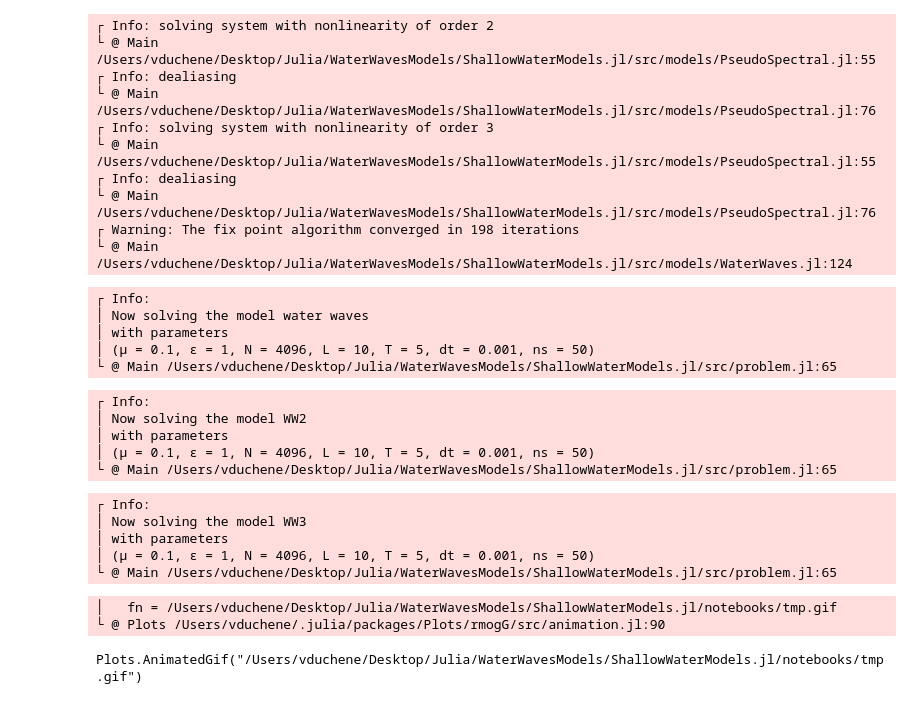
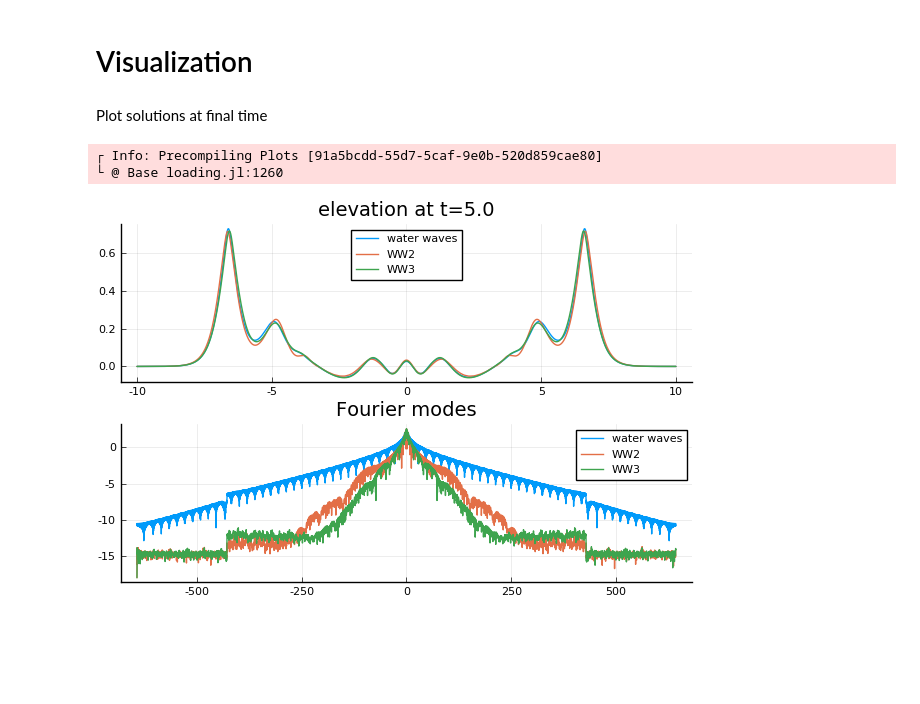
Before and after one commit to WaterWavesModels/WaterWaves1D.jl, a Jupyter notebook: notebooks/WWvsXX.ipynb, the cells around one changed output. Cells and saved outputs as stored; diff of their text form; code cells hidden in the pictures; blank space fills up the shorter version.

```diff
--- a/notebooks/WWvsXX.ipynb
+++ b/notebooks/WWvsXX.ipynb
@@ -1,2 +85,11 @@
+# %% [markdown]
+# Visualization
+# %% [markdown]
+Plot solutions at final time
 # %%
-include("../src/dependencies.jl");
+include("../src/Figures.jl");pyplot()
+plot_solution(problems)
+# %% [output]
+┌ Info: Precompiling Plots [91a5bcdd-55d7-5caf-9e0b-520d859cae80]
+└ @ Base loading.jl:1260
+[figure, added]
@@ -18,42 +95,0 @@ init = Init(g,z);
-# %%
-#---- models to compare
-models=[]
-push!(models,WaterWaves(param))
-push!(models,PseudoSpectral(param;order=2,dealias=1,lowpass=1/100))
-push!(models,PseudoSpectral(param;order=3,dealias=1,lowpass=1/100))
-problems = []
-for model in models
-	push!(problems, Problem(model, init, param) )
-end
-# %% [output]
-┌ Info: solving system with nonlinearity of order 2
-└ @ Main /Users/vduchene/Desktop/Julia/WaterWavesModels/ShallowWaterModels.jl/src/models/PseudoSpectral.jl:55
-┌ Info: dealiasing
-└ @ Main /Users/vduchene/Desktop/Julia/WaterWavesModels/ShallowWaterModels.jl/src/models/PseudoSpectral.jl:76
-┌ Info: solving system with nonlinearity of order 3
-└ @ Main /Users/vduchene/Desktop/Julia/WaterWavesModels/ShallowWaterModels.jl/src/models/PseudoSpectral.jl:55
-┌ Info: dealiasing
-└ @ Main /Users/vduchene/Desktop/Julia/WaterWavesModels/ShallowWaterModels.jl/src/models/PseudoSpectral.jl:76
-┌ Warning: The fix point algorithm converged in 198 iterations
-└ @ Main /Users/vduchene/Desktop/Julia/WaterWavesModels/ShallowWaterModels.jl/src/models/WaterWaves.jl:124
-# %%
-#---- computation
-for problem in problems
-    solve!( problem )
-end
-# %% [output]
-┌ Info:
-│ Now solving the model water waves
-│ with parameters
-│ (μ = 0.1, ϵ = 1, N = 4096, L = 10, T = 5, dt = 0.001, ns = 50)
-└ @ Main /Users/vduchene/Desktop/Julia/WaterWavesModels/ShallowWaterModels.jl/src/problem.jl:65
-┌ Info:
-│ Now solving the model WW2
-│ with parameters
-│ (μ = 0.1, ϵ = 1, N = 4096, L = 10, T = 5, dt = 0.001, ns = 50)
-└ @ Main /Users/vduchene/Desktop/Julia/WaterWavesModels/ShallowWaterModels.jl/src/problem.jl:65
-┌ Info:
-│ Now solving the model WW3
-│ with parameters
-│ (μ = 0.1, ϵ = 1, N = 4096, L = 10, T = 5, dt = 0.001, ns = 50)
-└ @ Main /Users/vduchene/Desktop/Julia/WaterWavesModels/ShallowWaterModels.jl/src/problem.jl:65
@@ -67,17 +95,0 @@ p
-# %%
-Ns=problems[1].times.Ns
-ts=problems[1].times.ts
-prog = Progress(Ns;dt=1,desc="Creating animation: ")
-
-@gif for t in range(1, stop=Ns-1)
-    plt = plot(layout=(2,1))
-    for problem in problems
-        fig_problem!( plt, problem, ts[t])
-    end
-    ylims!(plt[1],-0.1,1)
-    next!(prog) # increment the progress bar
-end
-# %% [output]
-│   fn = /Users/vduchene/Desktop/Julia/WaterWavesModels/ShallowWaterModels.jl/notebooks/tmp.gif
-└ @ Plots /Users/vduchene/.julia/packages/Plots/rmogG/src/animation.jl:90
-Plots.AnimatedGif("/Users/vduchene/Desktop/Julia/WaterWavesModels/ShallowWaterModels.jl/notebooks/tmp.gif")
```
Also changed, not shown: parts of 17 cells of this notebook, 6 other files.
